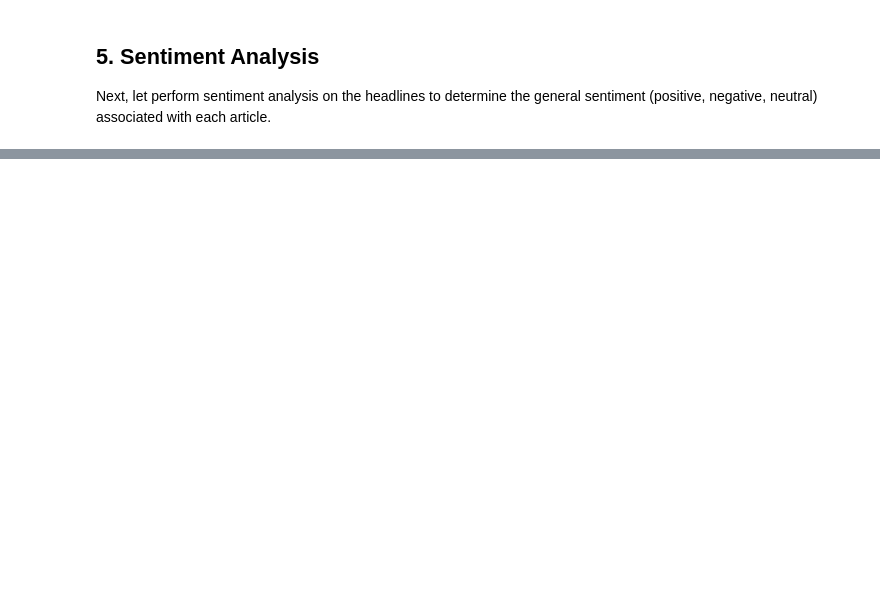
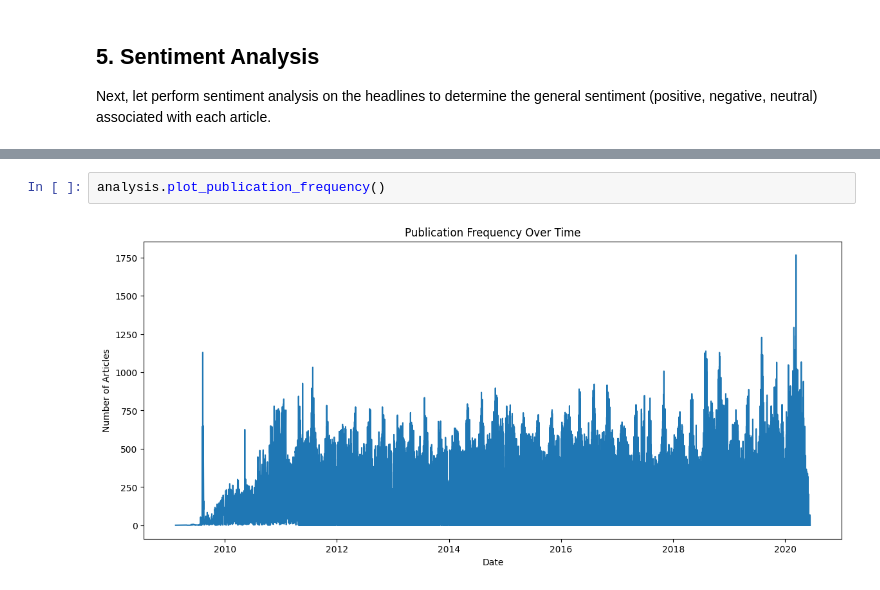
Before and after one commit to shewanek/week_1, a Jupyter notebook: notebooks/EDA.ipynb, the cells around one changed output, grey strips where cells are left out. Cells and saved outputs as stored; diff of their text form; blank space fills up the shorter version.

Commit message:
Publisher Analysis

```diff
--- a/notebooks/EDA.ipynb
+++ b/notebooks/EDA.ipynb
@@ -166,0 +192,4 @@ analysis.plot_sentiment_distribution()
+# %%
+analysis.plot_publication_frequency()
+# %% [output]
+[figure, added]
```
Also changed, not shown: parts of 7 cells of this notebook, 1 other file.
